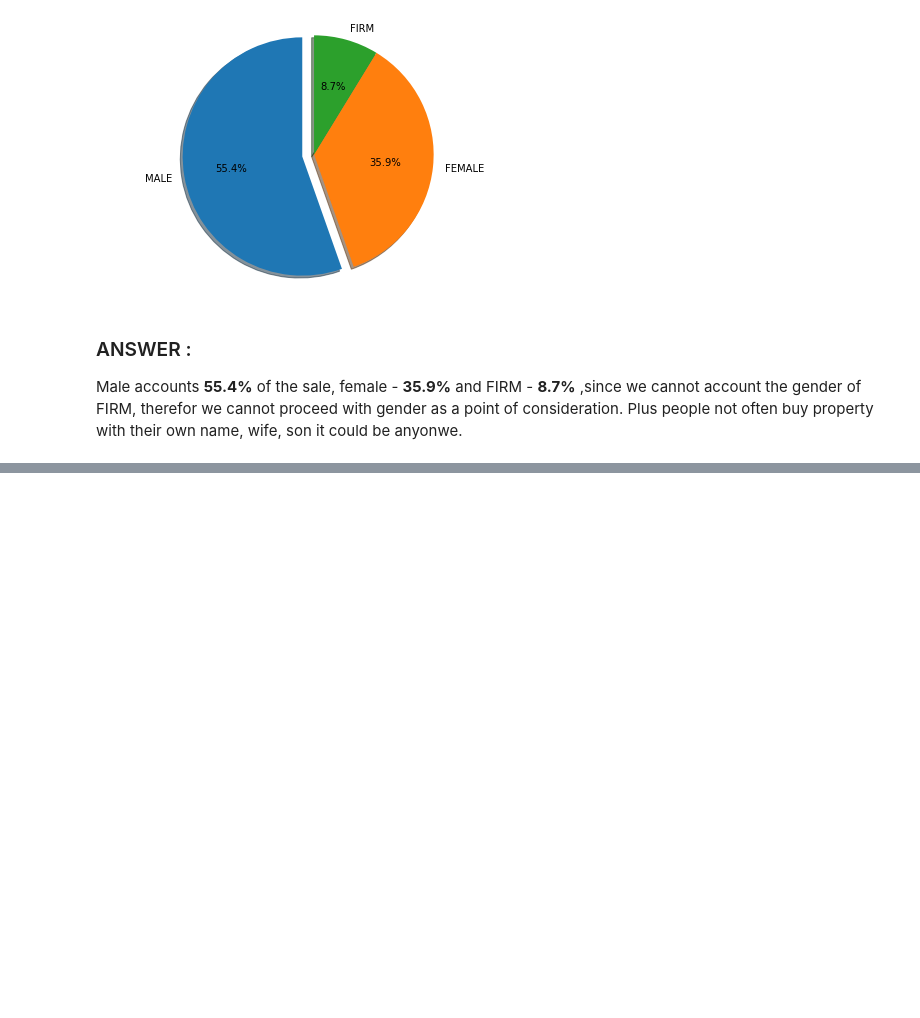
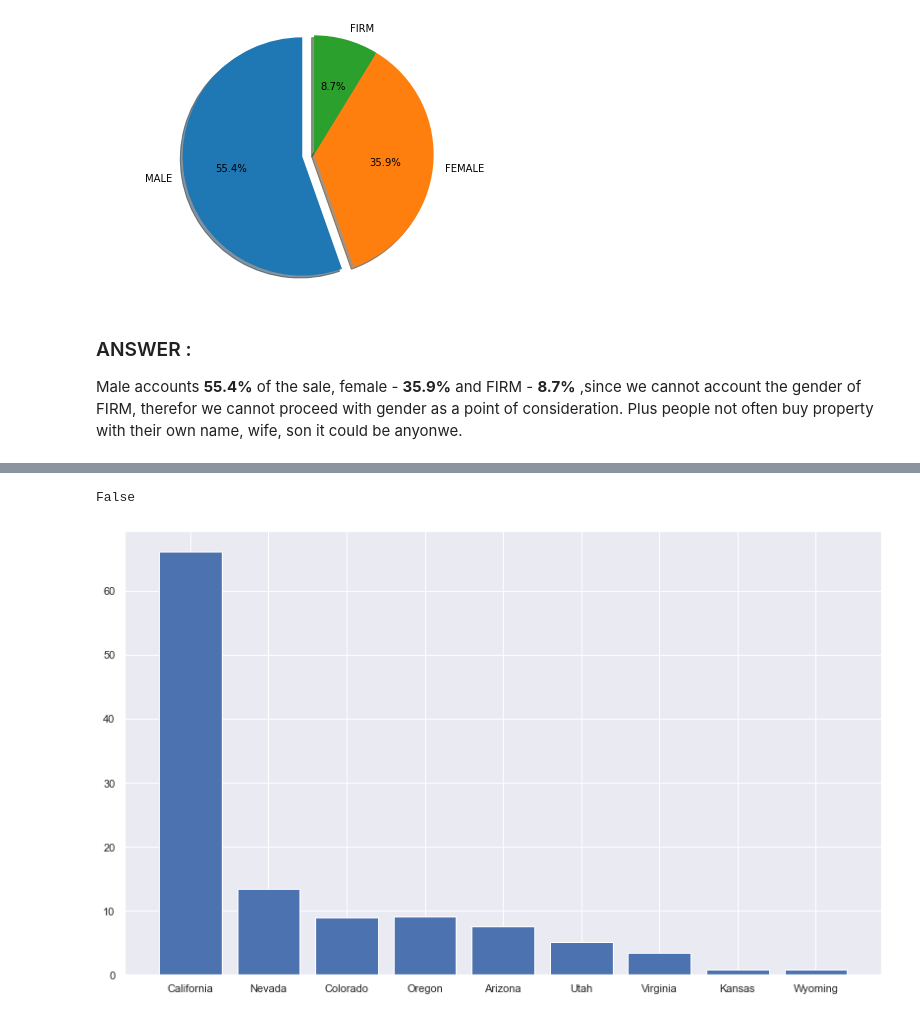
Before and after one commit to 0xNILADRI/property-sale-eda, a Jupyter notebook: property_sale_eda.ipynb, the cells around one changed output, grey strips where cells are left out. Saved outputs shown, nothing was run; the diff lists cells and outputs as text; code cells hidden in the pictures; blank space fills up the shorter version.

```diff
--- a/property_sale_eda.ipynb
+++ b/property_sale_eda.ipynb
@@ -62,7 +62,7 @@ df_sale.shape
 The data set contains 266 data points and has 23 columns.
 # %%
 # drop useless columns
-drop = ['id','building','property-#','name','surname']
+drop = ['id','building','property-#','name','surname','month','day']
 df_sale.drop(drop,axis = 1,  inplace=True)
 # %%
 # check value count of status
@@ -126,0 +135,3 @@ Male accounts __55.4%__ of the sale, female - __35.9%__ and FIRM - __8.7%__ ,sin
+# %%
+# since there are two USA, we need to rename the 'USA ' to 'USA'
+df_sold['country'].replace('USA ','USA', inplace=True)
@@ -126,0 +151,22 @@ Male accounts __55.4%__ of the sale, female - __35.9%__ and FIRM - __8.7%__ ,sin
+# %%
+# since there are very few data points for all the countries, except USA, we would only consider USA.
+df_sold = df_sold[df_sold['country']=="USA"]
+# %%
+# check for null values in state
+df_sold.state.isna().all()
+# %% [output]
+False
+# %%
+labels = df_sold['state'].value_counts().index.tolist()
+sizes = df_sold['state'].value_counts().values.tolist()
+for i,j in enumerate(sizes):
+    sizes[i]=sizes[i]/sum(sizes) * 100
+# %%
+# now as we consider only USA we can proceed away with states.
+sns.set(rc={'figure.figsize':(10.7,6.27)})
+fig = plt.figure()
+ax = fig.add_axes([0,0,1,1])
+ax.bar(labels,sizes)
+plt.show()
+# %% [output]
+[figure, added]
```
Also changed, not shown: parts of 13 cells of this notebook.
